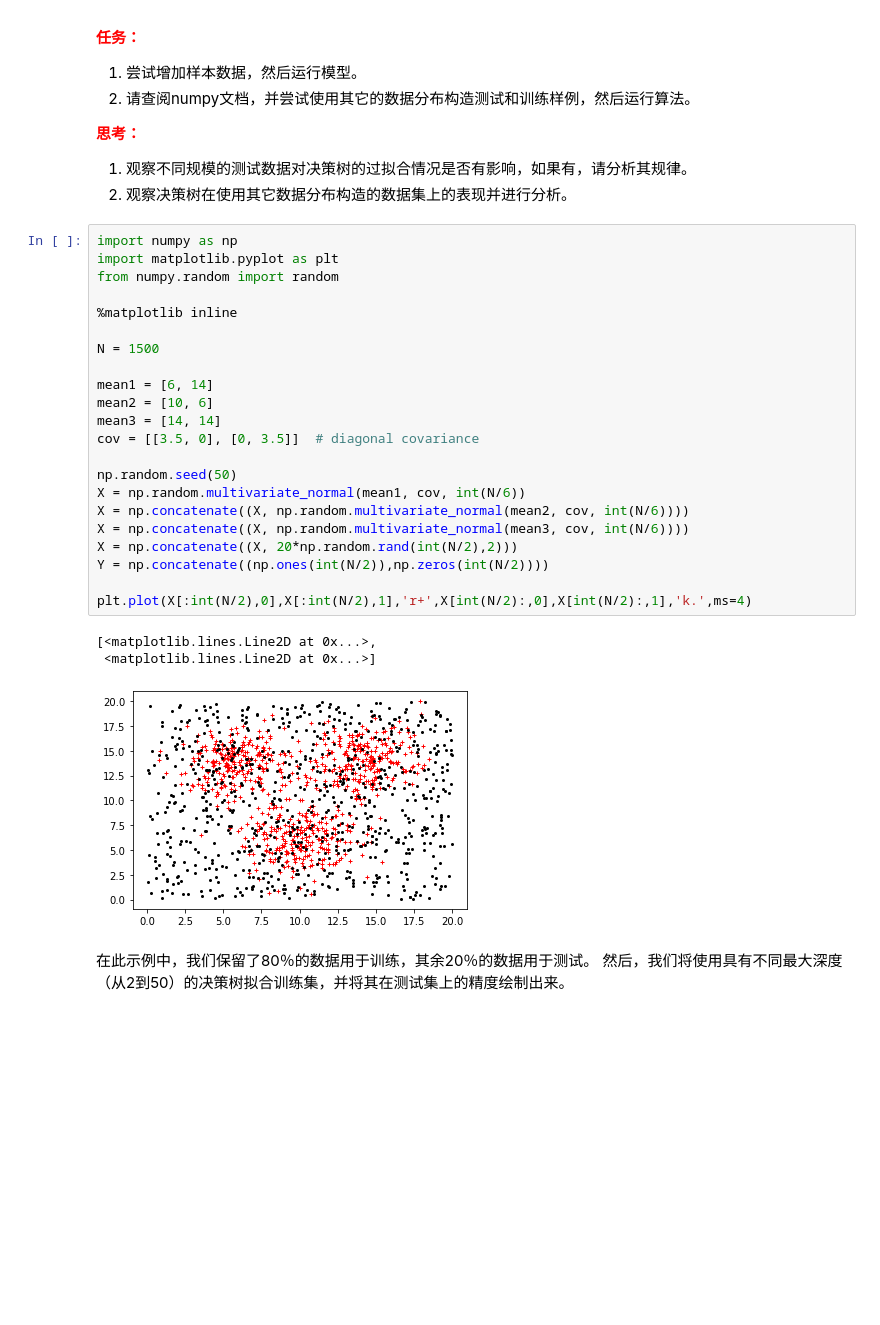
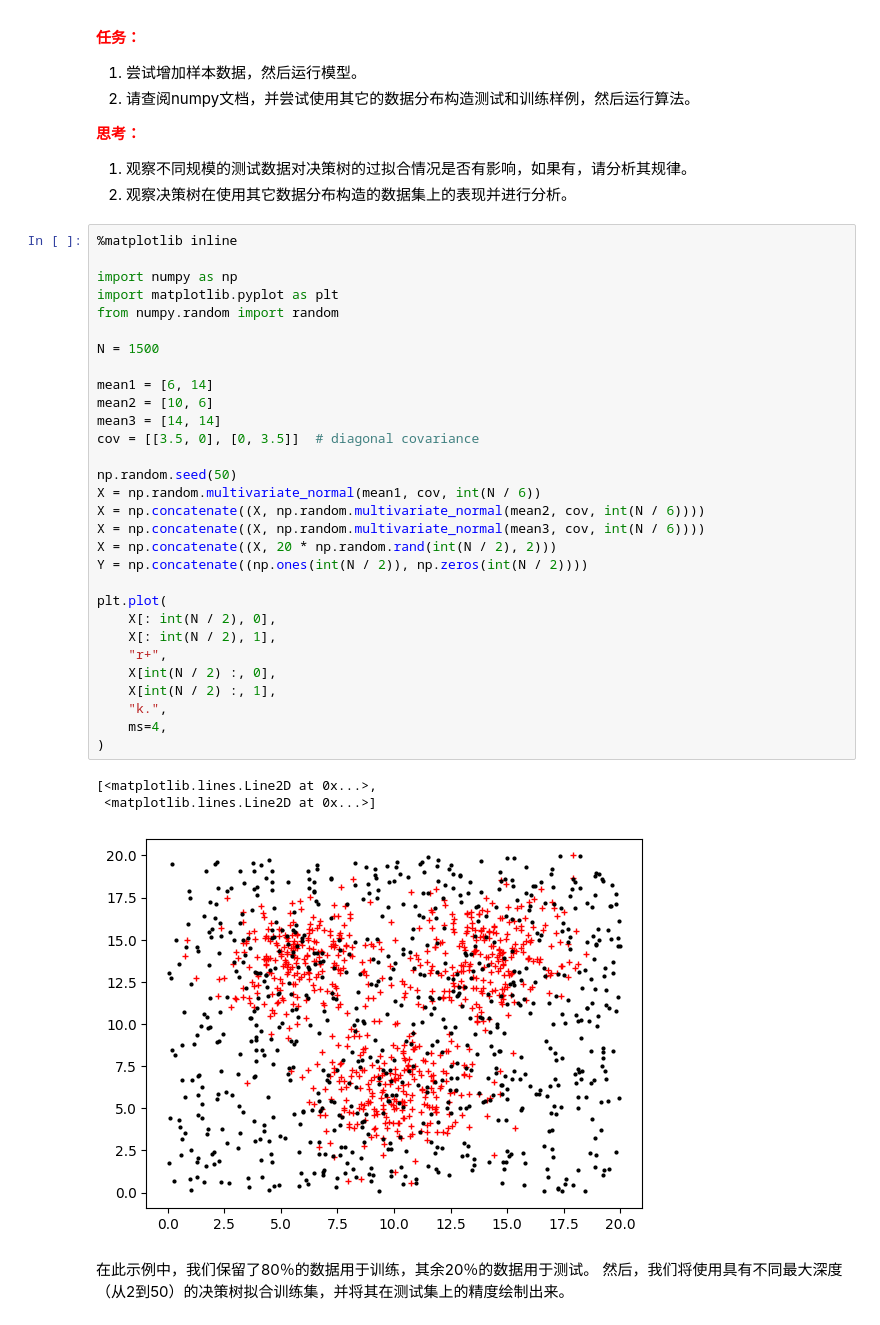
Before and after one commit to CSharperMantle/hdu2025_data_mining, a Jupyter notebook: exp_2/tutorial6_Classification.ipynb, the cells around one changed output. Drawn from its saved outputs; the diff is of its cells as text; blank space fills up the shorter version.

```diff
--- a/exp_2/tutorial6_Classification.ipynb
+++ b/exp_2/tutorial6_Classification.ipynb
@@ -179,31 +202,39 @@ Accuracy on test data is 0.75
 1. 观察不同规模的测试数据对决策树的过拟合情况是否有影响，如果有，请分析其规律。
 2. 观察决策树在使用其它数据分布构造的数据集上的表现并进行分析。
 # %%
+%matplotlib inline
+
 import numpy as np
 import matplotlib.pyplot as plt
 from numpy.random import random
-
-%matplotlib inline
 
 N = 1500
 
 mean1 = [6, 14]
 mean2 = [10, 6]
 mean3 = [14, 14]
 cov = [[3.5, 0], [0, 3.5]]  # diagonal covariance
 
 np.random.seed(50)
-X = np.random.multivariate_normal(mean1, cov, int(N/6))
-X = np.concatenate((X, np.random.multivariate_normal(mean2, cov, int(N/6))))
-X = np.concatenate((X, np.random.multivariate_normal(mean3, cov, int(N/6))))
-X = np.concatenate((X, 20*np.random.rand(int(N/2),2)))
-Y = np.concatenate((np.ones(int(N/2)),np.zeros(int(N/2))))
+X = np.random.multivariate_normal(mean1, cov, int(N / 6))
+X = np.concatenate((X, np.random.multivariate_normal(mean2, cov, int(N / 6))))
+X = np.concatenate((X, np.random.multivariate_normal(mean3, cov, int(N / 6))))
+X = np.concatenate((X, 20 * np.random.rand(int(N / 2), 2)))
+Y = np.concatenate((np.ones(int(N / 2)), np.zeros(int(N / 2))))
 
-plt.plot(X[:int(N/2),0],X[:int(N/2),1],'r+',X[int(N/2):,0],X[int(N/2):,1],'k.',ms=4)
+plt.plot(
+    X[: int(N / 2), 0],
+    X[: int(N / 2), 1],
+    "r+",
+    X[int(N / 2) :, 0],
+    X[int(N / 2) :, 1],
+    "k.",
+    ms=4,
+)
 # %% [output]
 [<matplotlib.lines.Line2D at 0x...>,
  <matplotlib.lines.Line2D at 0x...>]
-[figure, old version]
+[figure, new version]
 # %% [markdown]
 在此示例中，我们保留了80％的数据用于训练，其余20％的数据用于测试。 然后，我们将使用具有不同最大深度（从2到50）的决策树拟合训练集，并将其在测试集上的精度绘制出来。
 # %%
```
Also changed, not shown: parts of 18 cells of this notebook, 1 other file.
